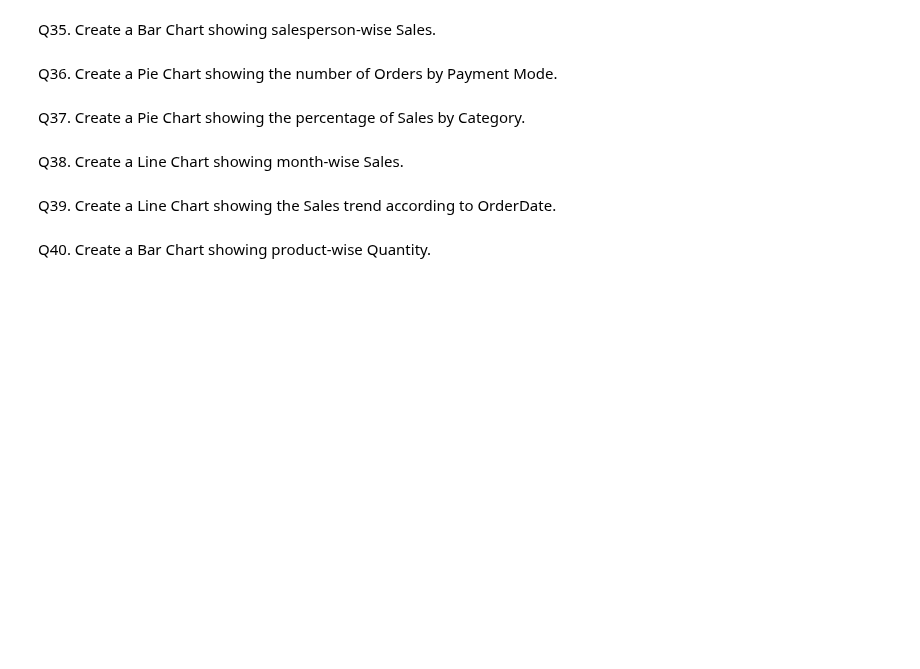
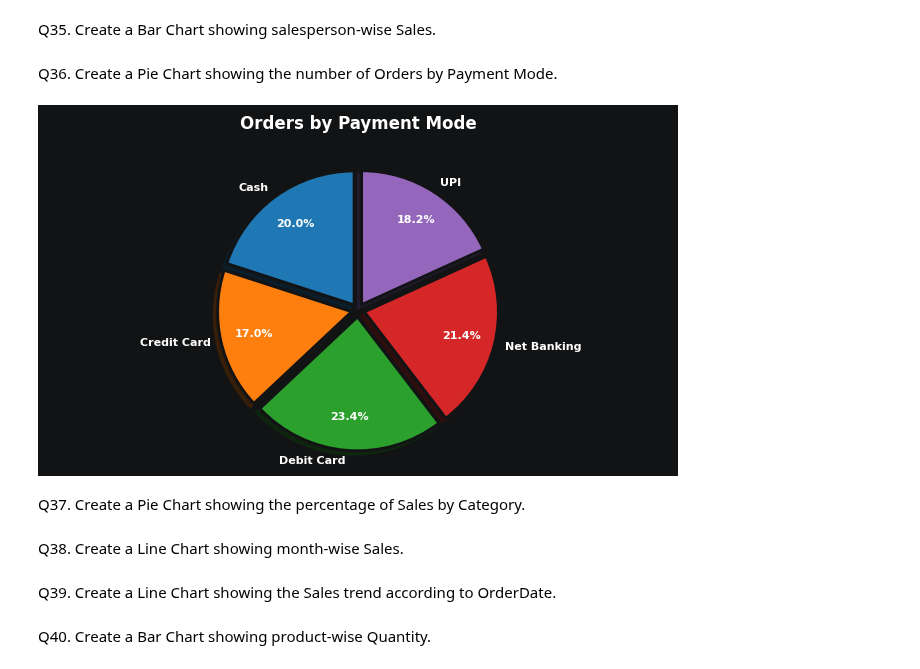
Before and after one commit to Suraj-kumar121K/PANDAS-CURSE, a Jupyter notebook: large_data_practice/01_Sales.ipynb, the cells around one changed output. Saved outputs shown, nothing was run; the diff lists cells and outputs as text; code cells hidden in the pictures; blank space fills up the shorter version.

```diff
--- a/large_data_practice/01_Sales.ipynb
+++ b/large_data_practice/01_Sales.ipynb
@@ -487,0 +504,3 @@ Q26. Find the most frequently used PaymentMode.
+# %%
+Orders_By_Payment = df.groupby("PaymentMode")["OrderID"].nunique()
+Orders_By_Payment
@@ -990,6 +1029,42 @@ plt.show()
 Q35. Create a Bar Chart showing salesperson-wise Sales.
 # %% [markdown]
 Q36. Create a Pie Chart showing the number of Orders by Payment Mode.
+# %%
+plt.figure(figsize=(8, 4), facecolor="#121314")
+
+plt.pie(
+    Orders_By_Payment.values,
+    labels=Orders_By_Payment.index,
+    autopct="%1.1f%%",       # percentage
+    startangle=90,           # chart rotation
+    explode=[0.05] * len(Orders_By_Payment),  # slices thoda gap
+    shadow=True,             # shadow
+    wedgeprops={
+        "edgecolor": "#121314",
+        "linewidth": 2
+    },
+    pctdistance=0.75,
+    labeldistance=1.08,
+    textprops={
+        "fontsize": 8,
+        "fontweight": "bold",
+        "color": "white"
+    }
+)
+
+plt.title(
+    "Orders by Payment Mode",
+    fontsize=12,
+    fontweight="bold",
+    color="white",
+    pad=20
+)
+
+plt.axis("equal")
+
+plt.show()
+# %% [output]
+[figure, added]
 # %% [markdown]
 Q37. Create a Pie Chart showing the percentage of Sales by Category.
 # %% [markdown]
```
Also changed, not shown: parts of 4 cells of this notebook.
